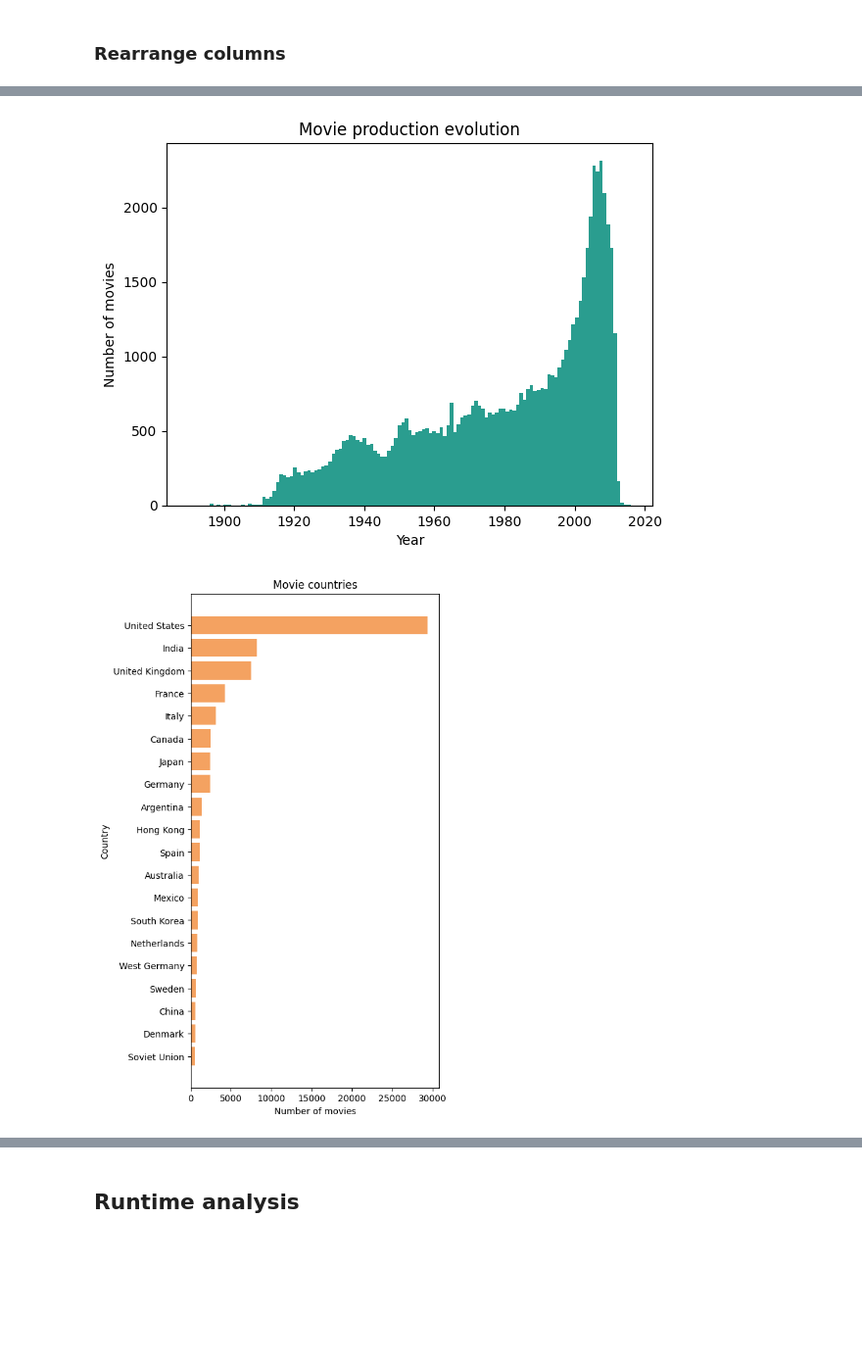
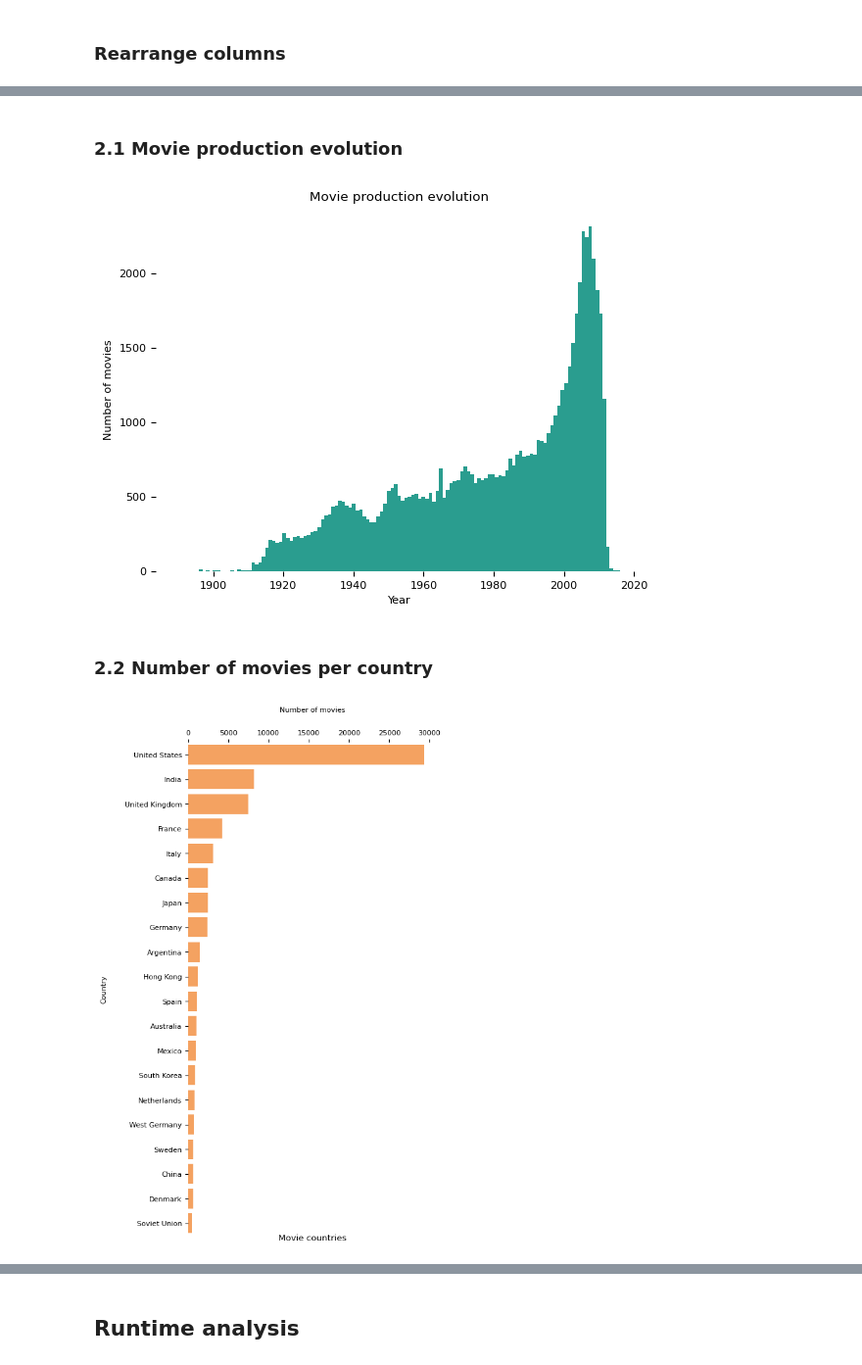
Before and after one commit to epfl-ada/ada-2022-project-r4d4r, a Jupyter notebook: BigNotebook.ipynb, the cells around one changed output, grey strips where cells are left out. Shown at 98% size. Drawn from its saved outputs; the diff is of its cells as text; code cells hidden in the pictures; blank space fills up the shorter version.

```diff
--- a/BigNotebook.ipynb
+++ b/BigNotebook.ipynb
@@ -370,19 +381,40 @@ MOVIE_DATA.to_csv("data/movie_processed.csv")
+# %% [markdown]
+### 2.1 Movie production evolution
 # %%
 fig, ax = plt.subplots()
+
 ax.hist(MOVIE_DATA["movie_release_year"], bins=int(max(MOVIE_DATA["movie_release_year"]) - min(MOVIE_DATA["movie_release_year"]) + 1), color="#2a9d8f")
 ax.set_xlabel("Year")
 ax.set_ylabel("Number of movies")
 ax.set_title("Movie production evolution")
+ax.spines['top'].set_visible(False)
+ax.spines['right'].set_visible(False)
+ax.spines['bottom'].set_visible(False)
+ax.spines['left'].set_visible(False)
+
 plt.show()
 # %% [output]
-[figure, old version]
+[figure, new version]
+# %% [markdown]
+###  2.2 Number of movies per country
 # %%
 country_data = MOVIE_DATA["countries"].explode().value_counts()[:20].sort_values(ascending=True)
+
 fig, ax = plt.subplots(figsize=(5,10))
 ax.barh(country_data.index, np.array(country_data.values), color="#f4a261")
 ax.set_ylabel("Country")
 ax.set_xlabel("Number of movies")
-ax.set_title("Movie countries")
+ax.set_title("Movie countries", y = -0.02)
+plt.ylim([-0.5,country_data.size-0.5])
+ax.spines['top'].set_visible(False)
+ax.spines['right'].set_visible(False)
+ax.spines['bottom'].set_visible(False)
+ax.spines['left'].set_visible(False)
+ax.xaxis.labelpad = 20
+ax.yaxis.labelpad = 20
+ax.xaxis.tick_top()
+ax.xaxis.set_label_position('top')
+
 plt.show()
 # %% [output]
-[figure, old version]
+[figure, new version]
```
Also changed, not shown: parts of 25 cells of this notebook, 1 other file.
